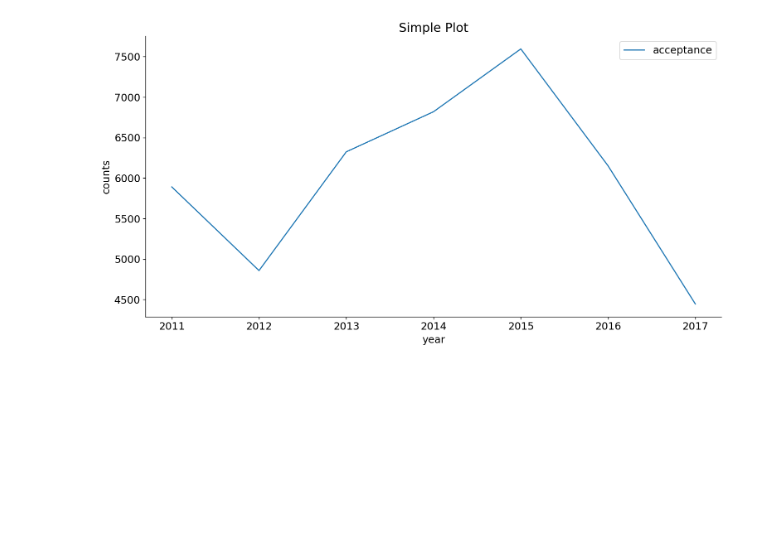
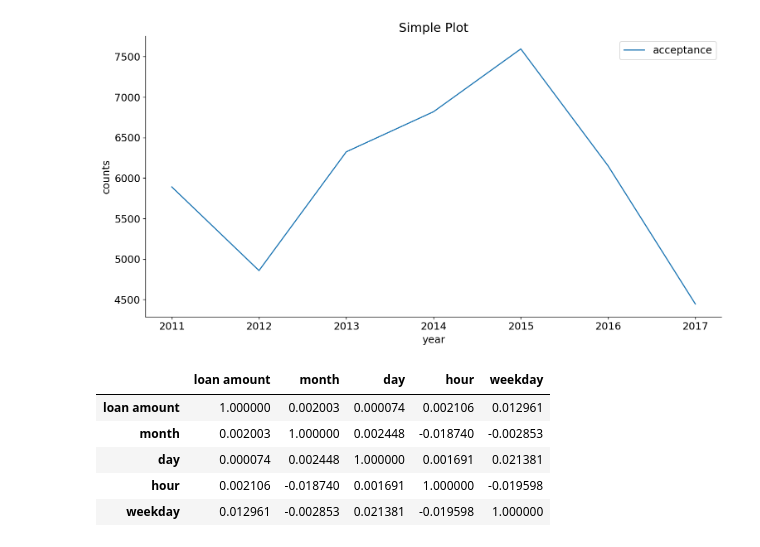
Before and after one commit to MagicMike90/customer-interest, a Jupyter notebook: clean_data.ipynb, the cells around one changed output. Cells and saved outputs as stored; diff of their text form; code cells hidden in the pictures; blank space fills up the shorter version.

```diff
--- a/clean_data.ipynb
+++ b/clean_data.ipynb
@@ -259,0 +253,9 @@ data_frame.to_csv("2011-2017_short.csv",index=False)
+# %%
+data_frame.corr()
+# %% [output]
+|  | loan amount | month | day | hour | weekday |
+| loan amount | 1.000000 | 0.002003 | 0.000074 | 0.002106 | 0.012961 |
+| month | 0.002003 | 1.000000 | 0.002448 | -0.018740 | -0.002853 |
+| day | 0.000074 | 0.002448 | 1.000000 | 0.001691 | 0.021381 |
+| hour | 0.002106 | -0.018740 | 0.001691 | 1.000000 | -0.019598 |
+| weekday | 0.012961 | -0.002853 | 0.021381 | -0.019598 | 1.000000 |
```
Also changed, not shown: parts of 4 cells of this notebook, 4 other files.
